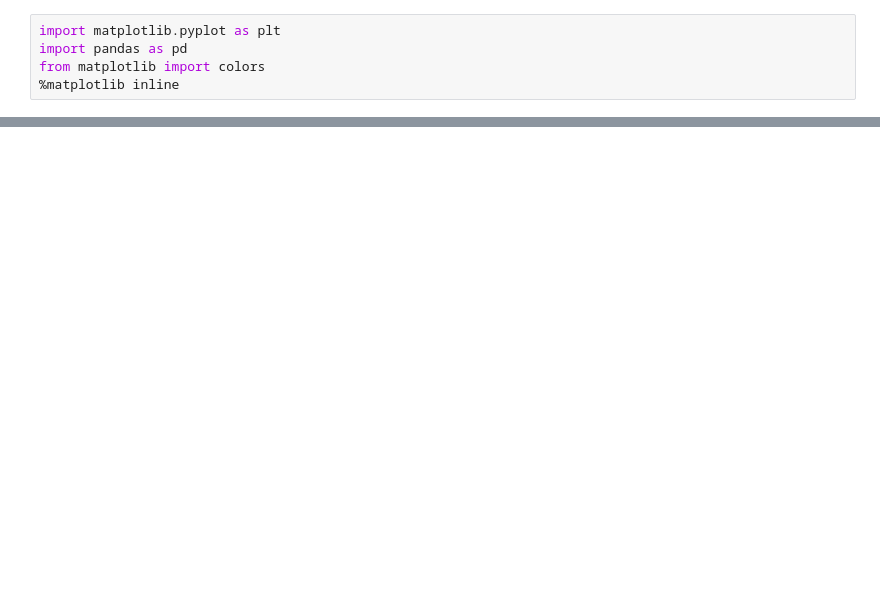
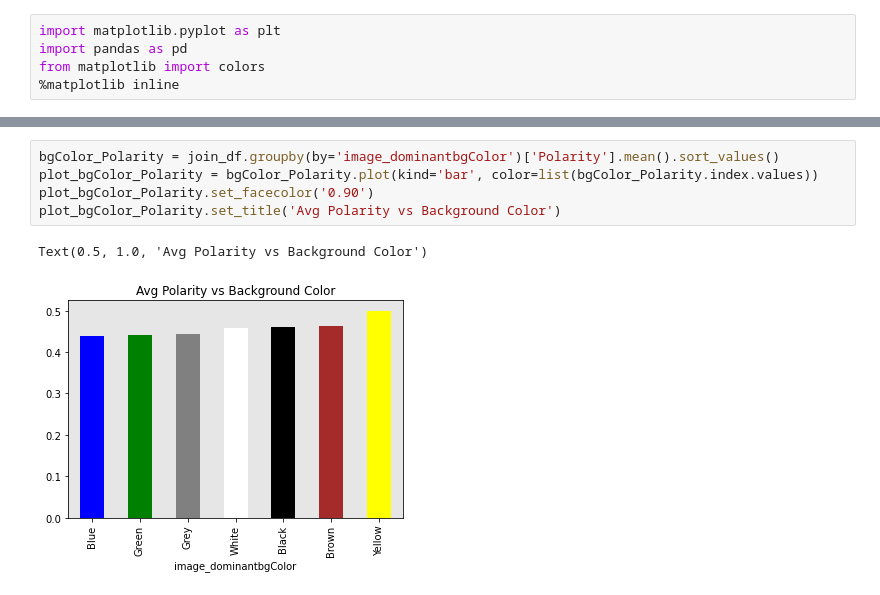
Before and after one commit to C-milo/SDM_FinalProject, a Jupyter notebook: airbnb_plots.ipynb, the cells around one changed output, grey strips where cells are left out. Saved outputs shown, nothing was run; the diff lists cells and outputs as text; blank space fills up the shorter version.

```diff
--- a/airbnb_plots.ipynb
+++ b/airbnb_plots.ipynb
@@ -76 +30,9 @@ listing.head(5)
+# %%
+bgColor_Polarity = join_df.groupby(by='image_dominantbgColor')['Polarity'].mean().sort_values()
+plot_bgColor_Polarity = bgColor_Polarity.plot(kind='bar', color=list(bgColor_Polarity.index.values))
+plot_bgColor_Polarity.set_facecolor('0.90')
+plot_bgColor_Polarity.set_title('Avg Polarity vs Background Color')
+# %% [output]
+Text(0.5, 1.0, 'Avg Polarity vs Background Color')
+[figure, added]
 # %%
```
Also changed, not shown: parts of 16 cells of this notebook, 1 other file.
